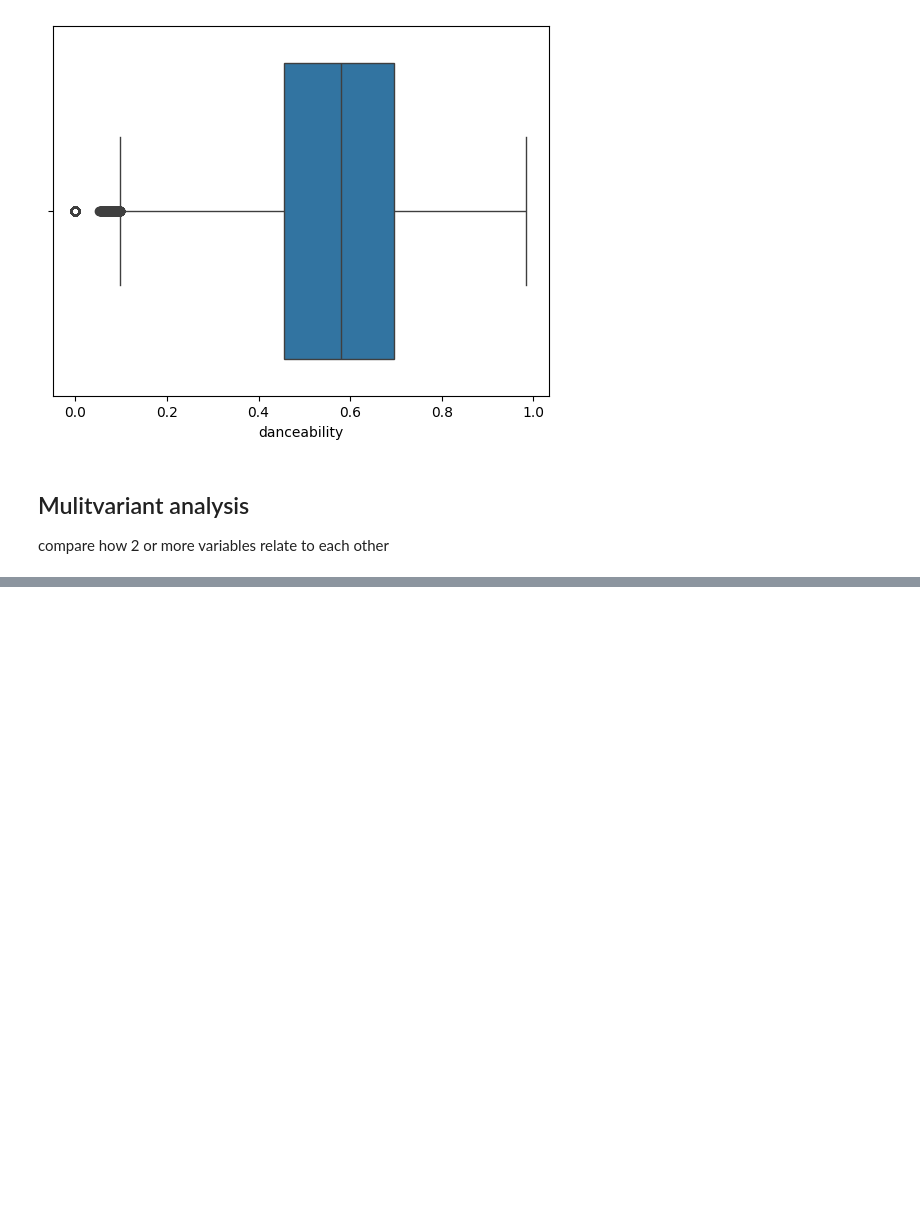
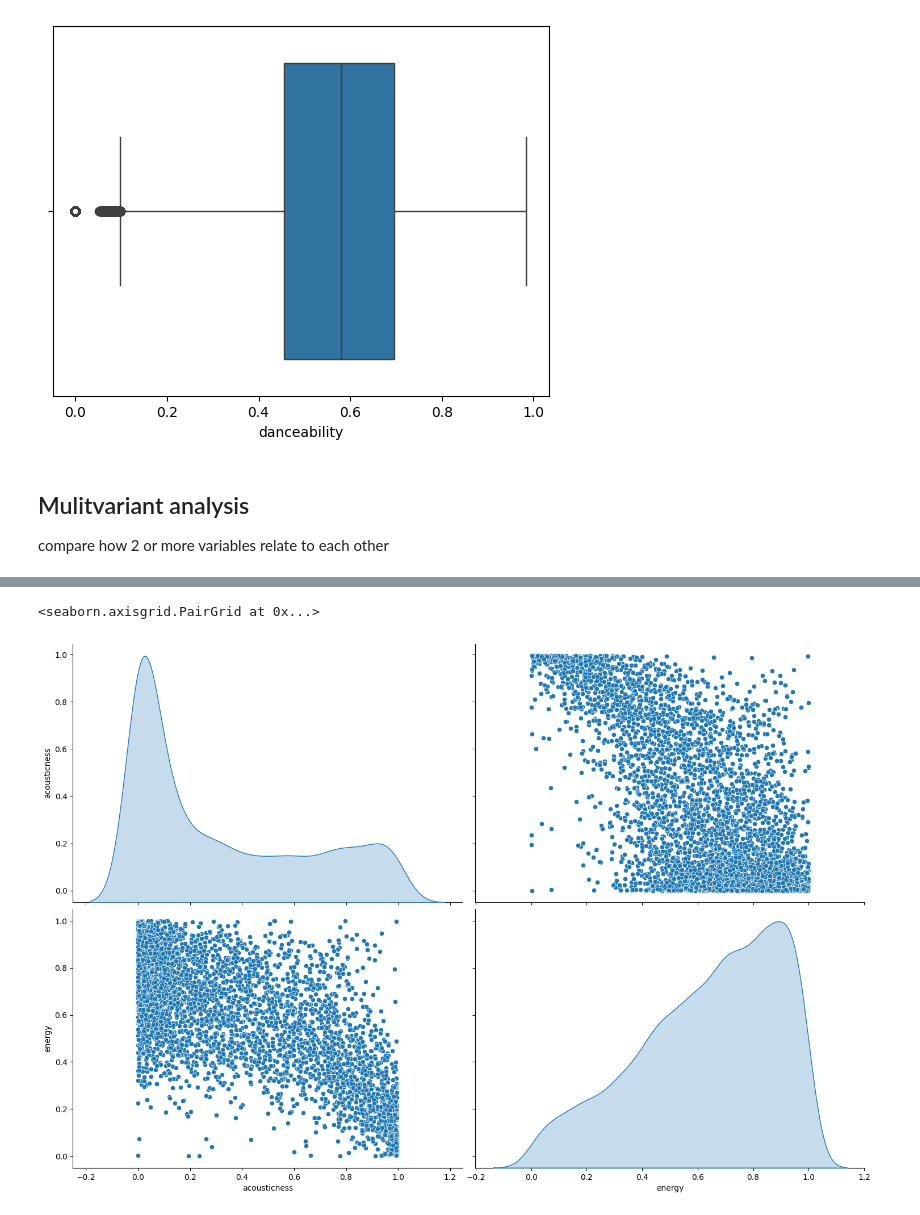
Before and after one commit to amallred/spotify_eda_amandaAllred, a Jupyter notebook: spotify_eda.ipynb, the cells around one changed output, grey strips where cells are left out. Cells and saved outputs as stored; diff of their text form; code cells hidden in the pictures; blank space fills up the shorter version.

```diff
--- a/spotify_eda.ipynb
+++ b/spotify_eda.ipynb
@@ -209,0 +243,12 @@ compare how 2 or more variables relate to each other
+# %%
+# take random sampling to plot.
+# setting random_state allows for repeatable results: will always pull the same set of 'random' data
+
+df_sample = df[['acousticness', 'energy']].sample(n=5000, random_state=1)
+sns.pairplot(df_sample[['acousticness', 'energy']], height=5, aspect=1.5, diag_kind='kde')
+
+# can remove random state and run a few times to see if the trend continues to repeat itself
+# diag_kind changes type of plot
+# %% [output]
+<seaborn.axisgrid.PairGrid at 0x...>
+[figure, added]
```
Also changed, not shown: parts of 5 cells of this notebook.
